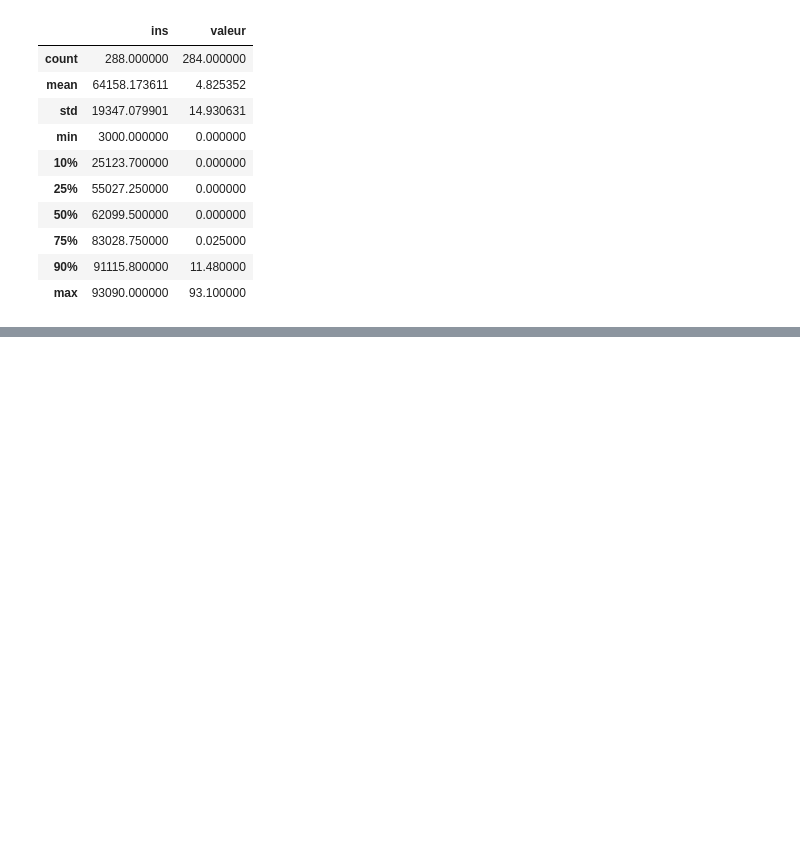
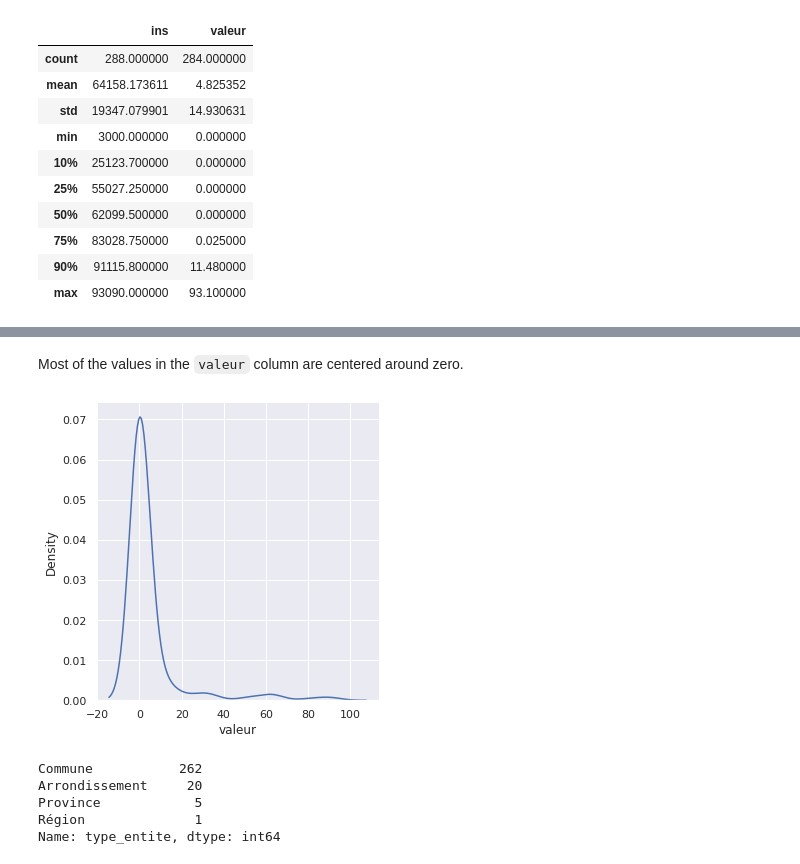
Before and after one commit to jose-marquez89/daily-dataset, a Jupyter notebook: high-tech-jobs/high_tech_jobs.ipynb, the cells around one changed output, grey strips where cells are left out. Saved outputs shown, nothing was run; the diff lists cells and outputs as text; code cells hidden in the pictures; blank space fills up the shorter version.

```diff
--- a/high-tech-jobs/high_tech_jobs.ipynb
+++ b/high-tech-jobs/high_tech_jobs.ipynb
@@ -42,0 +55,14 @@ df.describe(percentiles=[.10, .25, .75, .90])
+# %% [markdown]
+Most of the values in the `valeur` column are centered around zero.
+# %%
+sns.displot(df, x="valeur", kind="kde");
+# %% [output]
+[figure, added]
+# %%
+df['type_entite'].value_counts()
+# %% [output]
+Commune           262
+Arrondissement     20
+Province            5
+Région              1
+Name: type_entite, dtype: int64
```
Also changed, not shown: parts of 8 cells of this notebook.
